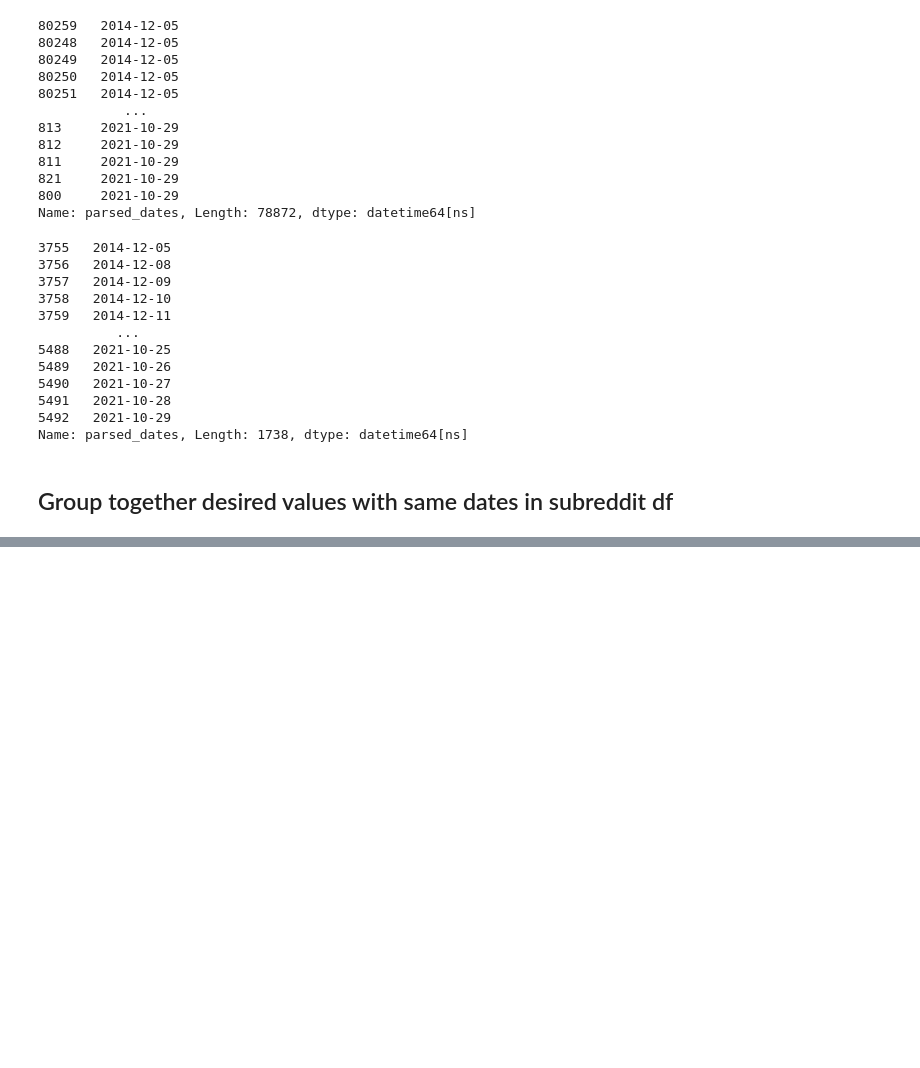
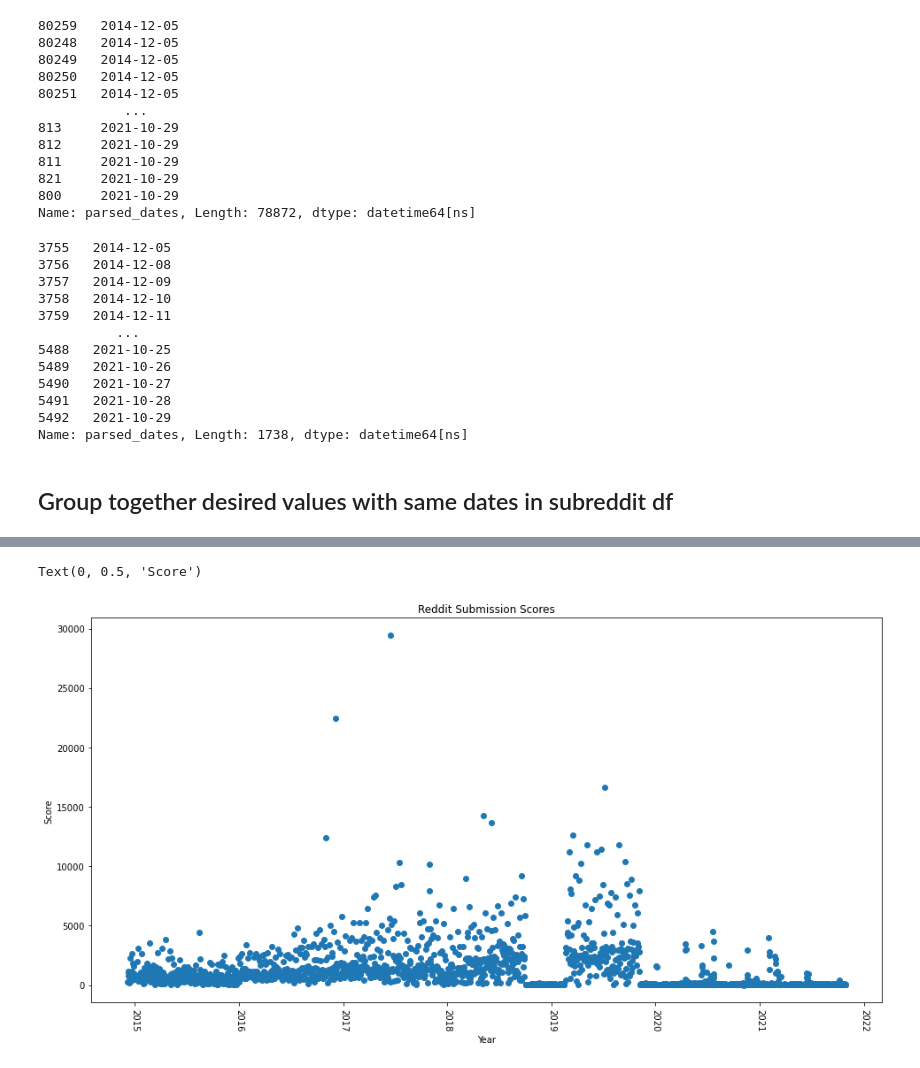
Before and after one commit to keekss/disney-reddit, a Jupyter notebook: PMAW Scratch.ipynb, the cells around one changed output, grey strips where cells are left out. Drawn from its saved outputs; the diff is of its cells as text; code cells hidden in the pictures; blank space fills up the shorter version.

```diff
--- a/PMAW Scratch.ipynb
+++ b/PMAW Scratch.ipynb
@@ -582,0 +628,11 @@ print(f"Test coefficient of determination: {lin_reg.score(X_test, y_test)}")
+# %%
+plt.figure(figsize=(16,8))
+
+plt.scatter(weekday_df['parsed_dates'], weekday_df['score'])
+plt.xticks(rotation=270)
+plt.title("Reddit Submission Scores")
+plt.xlabel("Year")
+plt.ylabel("Score")
+# %% [output]
+Text(0, 0.5, 'Score')
+[figure, added]
```
Also changed, not shown: parts of 62 cells of this notebook.
